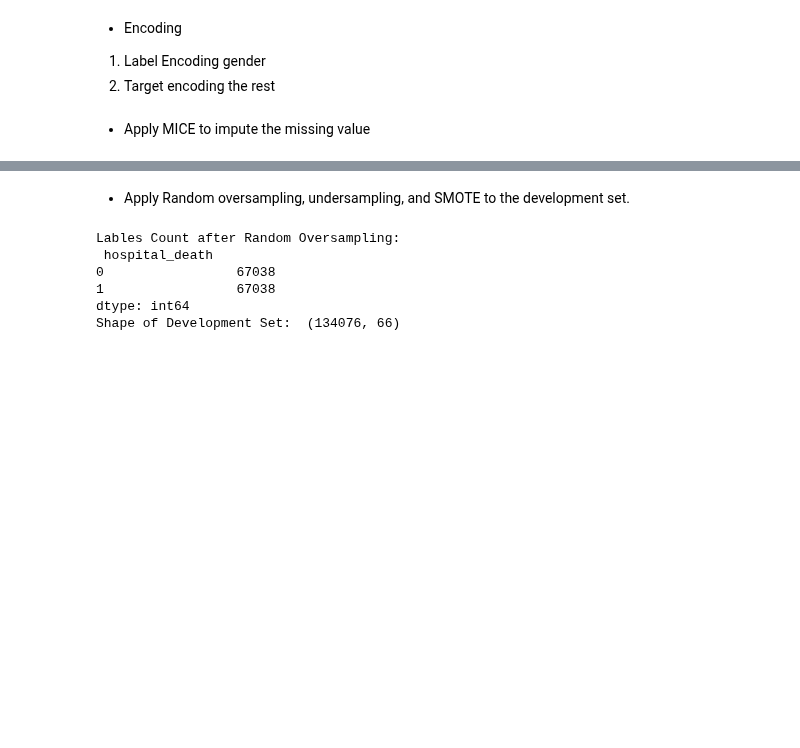
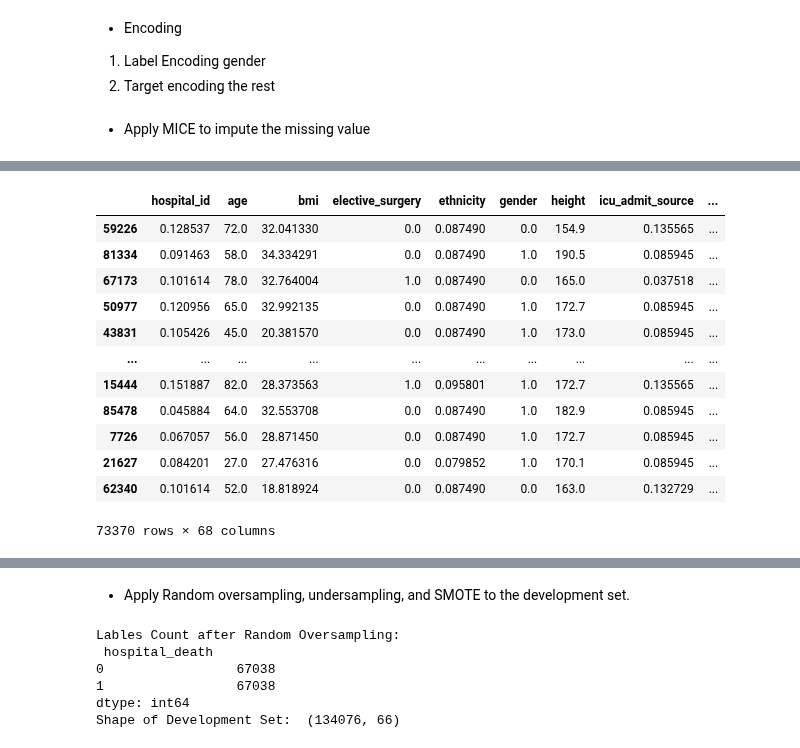
Before and after one commit to JennaYuuu/AML-Project, a Jupyter notebook: data_preprocessing/data_preprocessing.ipynb, the cells around one changed output, grey strips where cells are left out. Drawn from its saved outputs; the diff is of its cells as text; code cells hidden in the pictures; blank space fills up the shorter version.

```diff
--- a/data_preprocessing/data_preprocessing.ipynb
+++ b/data_preprocessing/data_preprocessing.ipynb
@@ -167,0 +250,22 @@ patient_X_test = pd.DataFrame(patient_X_test_temp, columns = patient_X_test.colu
+# %%
+patient_dev_kmeans = patient_X_dev.copy()
+patient_dev_kmeans['kmeans_label'] = y_kmeans[0]
+patient_dev_kmeans['hospital_death'] = patient_y_dev
+
+patient_dev_kmeans.to_csv('https://github.com/tzhou19/AML_project/blob/main/Data/dev_kmeans.csv', index = False)
+# %%
+patient_dev_kmeans
+# %% [output]
+|  | hospital_id | age | bmi | elective_surgery | ethnicity | gender | height | icu_admit_source | ... |
+| 59226 | 0.128537 | 72.0 | 32.041330 | 0.0 | 0.087490 | 0.0 | 154.9 | 0.135565 | ... |
+| 81334 | 0.091463 | 58.0 | 34.334291 | 0.0 | 0.087490 | 1.0 | 190.5 | 0.085945 | ... |
+| 67173 | 0.101614 | 78.0 | 32.764004 | 1.0 | 0.087490 | 0.0 | 165.0 | 0.037518 | ... |
+| 50977 | 0.120956 | 65.0 | 32.992135 | 0.0 | 0.087490 | 1.0 | 172.7 | 0.085945 | ... |
+| 43831 | 0.105426 | 45.0 | 20.381570 | 0.0 | 0.087490 | 1.0 | 173.0 | 0.085945 | ... |
+| ... | ... | ... | ... | ... | ... | ... | ... | ... | ... |
+| 15444 | 0.151887 | 82.0 | 28.373563 | 1.0 | 0.095801 | 1.0 | 172.7 | 0.135565 | ... |
+| 85478 | 0.045884 | 64.0 | 32.553708 | 0.0 | 0.087490 | 1.0 | 182.9 | 0.085945 | ... |
+| 7726 | 0.067057 | 56.0 | 28.871450 | 0.0 | 0.087490 | 1.0 | 172.7 | 0.085945 | ... |
+| 21627 | 0.084201 | 27.0 | 27.476316 | 0.0 | 0.079852 | 1.0 | 170.1 | 0.085945 | ... |
+| 62340 | 0.101614 | 52.0 | 18.818924 | 0.0 | 0.087490 | 0.0 | 163.0 | 0.132729 | ... |
+73370 rows × 68 columns
```
Also changed, not shown: parts of 16 cells of this notebook, 1 other file.
